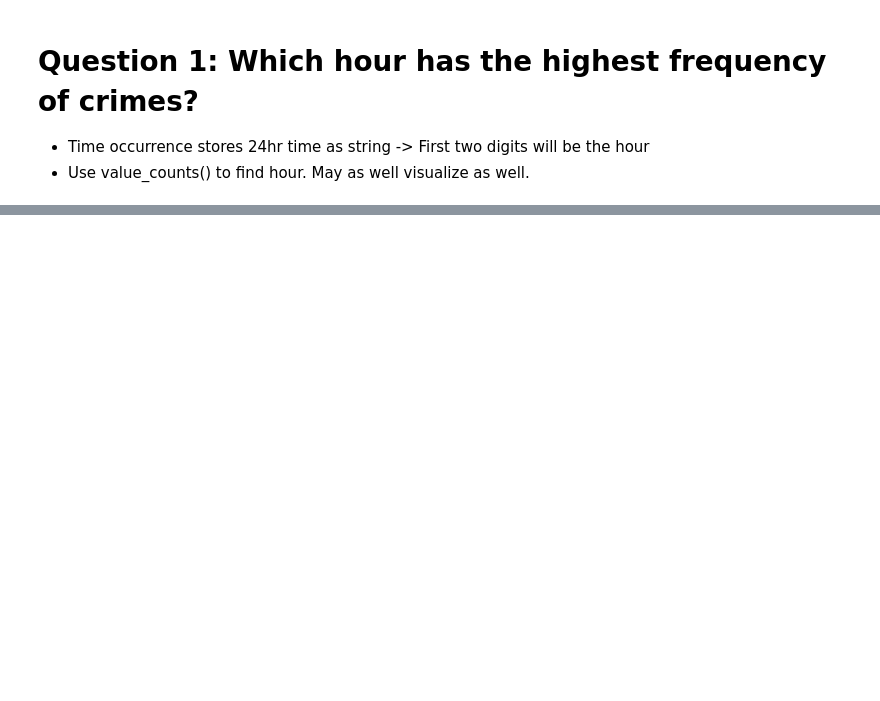
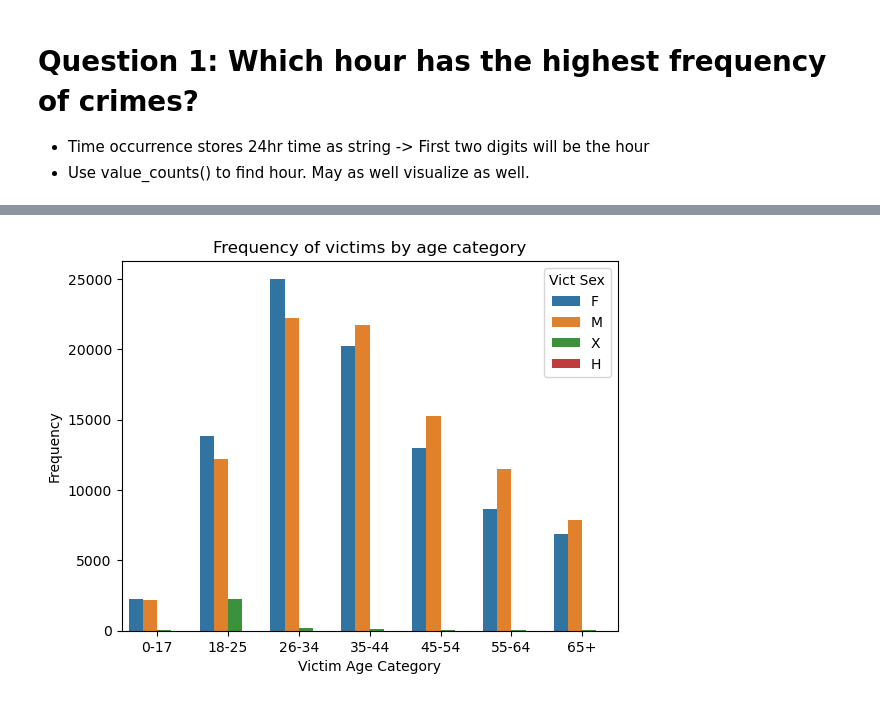
Before and after one commit to LucasFinney/data-portfolio, a Jupyter notebook: Projects/Analyzing Crime in Los Angeles/crime_in_LA.ipynb, the cells around one changed output, grey strips where cells are left out. Saved outputs shown, nothing was run; the diff lists cells and outputs as text; code cells hidden in the pictures; blank space fills up the shorter version.

```diff
--- a/Projects/Analyzing Crime in Los Angeles/crime_in_LA.ipynb
+++ b/Projects/Analyzing Crime in Los Angeles/crime_in_LA.ipynb
@@ -43,0 +141,8 @@ peak_crime_hour = max_hour
+# %%
+#Define labels and bins
+labels = ["0-17", "18-25", "26-34", "35-44", "45-54", "55-64", "65+"]
+bins = [0,17,25,34,44,54,64,crimes["Vict Age"].max()]
+# Add category column
+crimes["Vict Age Category"] = pd.cut(crimes["Vict Age"], labels=labels, bins=bins)
+# Check dataframe
+crimes.head()
@@ -43,0 +156,11 @@ peak_crime_hour = max_hour
+# %%
+# Find frequency by category
+victim_ages = crimes["Vict Age Category"].value_counts()
+victim_ages = victim_ages.reindex(labels)
+sns.countplot(data = crimes, x = "Vict Age Category", hue="Vict Sex")
+plt.title("Frequency of victims by age category")
+plt.xlabel("Victim Age Category")
+plt.ylabel("Frequency")
+plt.show()
+# %% [output]
+[figure, added]
```
Also changed, not shown: parts of 7 cells of this notebook, 2 other files.
